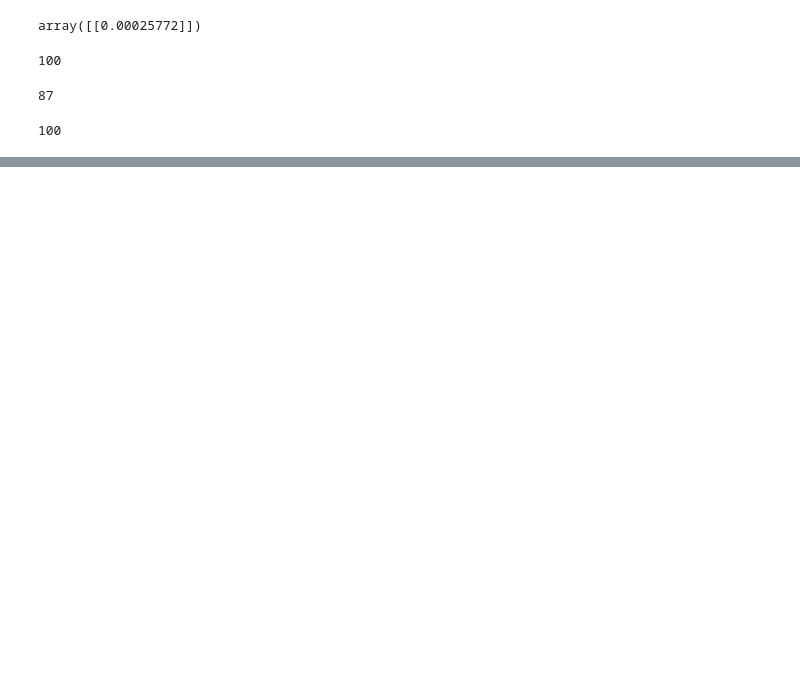
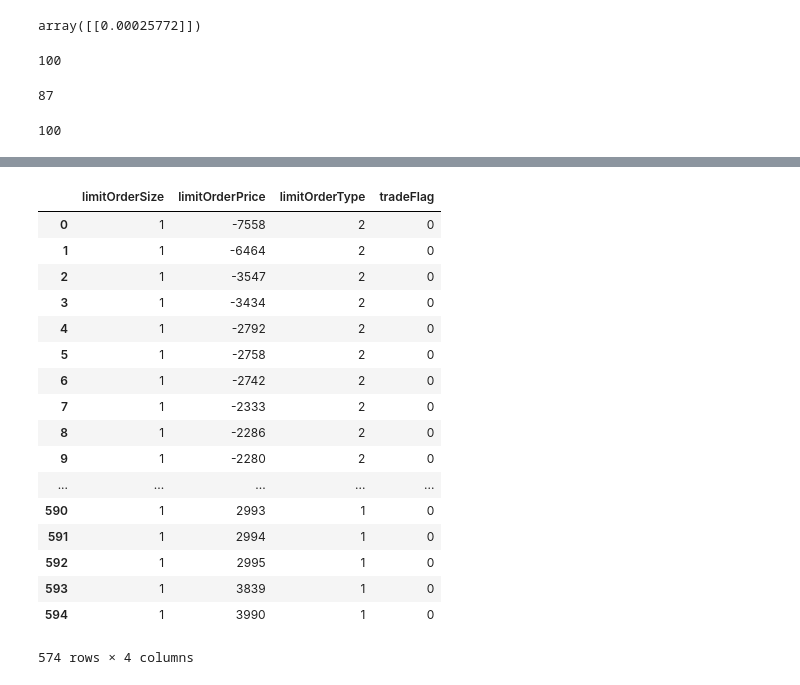
Before and after one commit to KellyGoosen1/Dissertation-Code, a Jupyter notebook: PreisModel.ipynb, the cells around one changed output, grey strips where cells are left out. Saved outputs shown, nothing was run; the diff lists cells and outputs as text; code cells hidden in the pictures; blank space fills up the shorter version.

```diff
--- a/PreisModel.ipynb
+++ b/PreisModel.ipynb
@@ -384,0 +371,21 @@ array([[102. ],
+# %%
+p.limitOrderBook.orderBook
+# %% [output]
+|  | limitOrderSize | limitOrderPrice | limitOrderType | tradeFlag |
+| 0 | 1 | -7558 | 2 | 0 |
+| 1 | 1 | -6464 | 2 | 0 |
+| 2 | 1 | -3547 | 2 | 0 |
+| 3 | 1 | -3434 | 2 | 0 |
+| 4 | 1 | -2792 | 2 | 0 |
+| 5 | 1 | -2758 | 2 | 0 |
+| 6 | 1 | -2742 | 2 | 0 |
+| 7 | 1 | -2333 | 2 | 0 |
+| 8 | 1 | -2286 | 2 | 0 |
+| 9 | 1 | -2280 | 2 | 0 |
+| ... | ... | ... | ... | ... |
+| 590 | 1 | 2993 | 1 | 0 |
+| 591 | 1 | 2994 | 1 | 0 |
+| 592 | 1 | 2995 | 1 | 0 |
+| 593 | 1 | 3839 | 1 | 0 |
+| 594 | 1 | 3990 | 1 | 0 |
+574 rows × 4 columns
```
Also changed, not shown: parts of 11 cells of this notebook, 1 other file.
